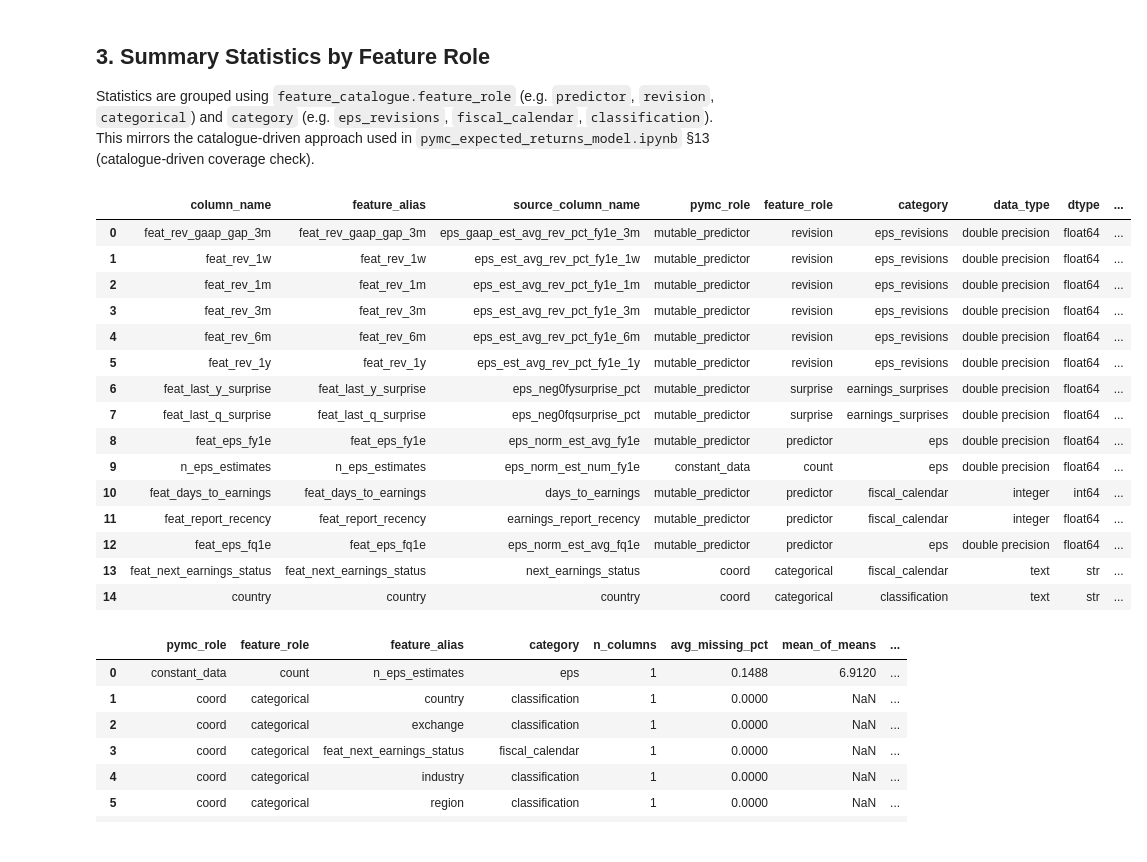
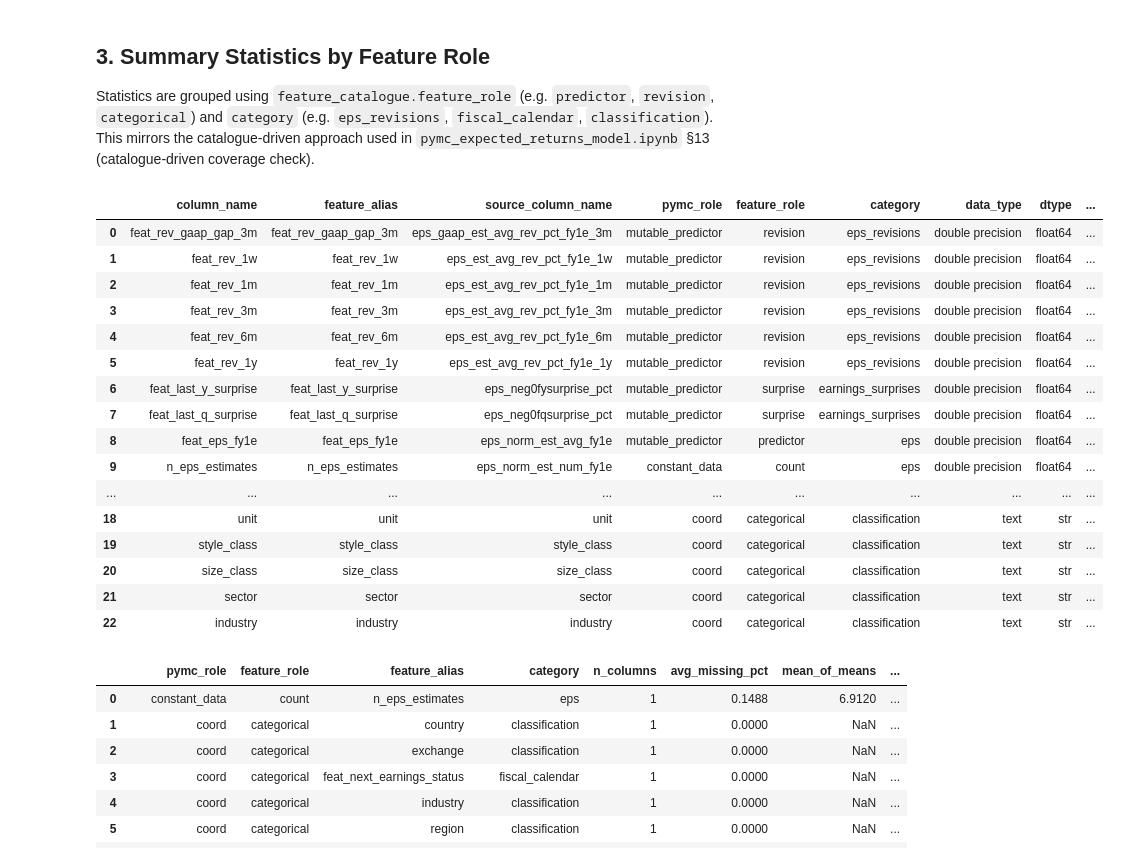
Before and after one commit to Kabenge42/PML_Finance_Project, a Jupyter notebook: pymc_earnings_beat.ipynb, the cells around one changed output. Drawn from its saved outputs; the diff is of its cells as text; code cells hidden in the pictures.

```diff
--- a/pymc_earnings_beat.ipynb
+++ b/pymc_earnings_beat.ipynb
@@ -202,7 +202,8 @@ for col in COORD_COLS:
     fig, ax = plt.subplots(figsize=(8, max(3, 0.3 * len(counts))))
     counts.sort_values().plot.barh(ax=ax)
     ax.set_title(f'Top categories — {col}')
-    plt.tight_layout(); plt.show()
+    plt.tight_layout();
+    plt.show()
 # %% [output]
 [figure]
 [figure]
@@ -282,10 +283,10 @@ def summarize_by_role(df: pd.DataFrame, cat: pd.DataFrame) -> pd.DataFrame:
         s = df[col]
         rec = {
             'resolved_column': col,
-            'dtype':           str(s.dtype),
-            'n':               int(s.notna().sum()),
-            'missing_pct':     float(s.isna().mean()),
-            'n_unique':        int(s.nunique(dropna=True)),
+            'dtype': str(s.dtype),
+            'n': int(s.notna().sum()),
+            'missing_pct': float(s.isna().mean()),
+            'n_unique': int(s.nunique(dropna=True)),
         }
         # Ensure numeric stat columns always exist (NaN for non-numeric dtypes)
         for f in numeric_fields:
@@ -293,13 +294,13 @@ def summarize_by_role(df: pd.DataFrame, cat: pd.DataFrame) -> pd.DataFrame:
         if pd.api.types.is_numeric_dtype(s):
             desc = s.describe(percentiles=[0.05, 0.5, 0.95])
             rec.update({
-                'mean':   float(desc['mean']),
-                'std':    float(desc['std']),
-                'p05':    float(desc['5%']),
+                'mean': float(desc['mean']),
+                'std': float(desc['std']),
+                'p05': float(desc['5%']),
                 'median': float(desc['50%']),
-                'p95':    float(desc['95%']),
-                'skew':   float(s.skew(skipna=True)),
-                'kurt':   float(s.kurt(skipna=True)),
+                'p95': float(desc['95%']),
+                'skew': float(s.skew(skipna=True)),
+                'kurt': float(s.kurt(skipna=True)),
             })
         rows.append(rec)
 
@@ -317,39 +318,40 @@ def summarize_by_role(df: pd.DataFrame, cat: pd.DataFrame) -> pd.DataFrame:
     meta_df = resolved[['resolved_column', *meta_cols]].rename(
         columns={'column_name': 'source_column_name'}
     )
     out = stats.merge(meta_df, on='resolved_column', how='left')
 
     # 4. Surface a stable ``column_name`` (= MV/df-side alias) for downstream
     #    code that filters earnings_df by alias (e.g. the revision box plot).
     out = out.rename(columns={'resolved_column': 'column_name'})
 
     # Reorder for readability
     leading = ['column_name', 'feature_alias', 'source_column_name',
                'pymc_role', 'feature_role',
                'category', 'data_type', 'dtype', 'n', 'missing_pct', 'n_unique']
     leading = [c for c in leading if c in out.columns]
     return out[leading + [c for c in out.columns if c not in leading]]
 
 
 summary_stats = summarize_by_role(earnings_df, catalogue)
-summary_stats.head(15)
+summary_stats.head(50)
 # %% [output]
 |  | column_name | feature_alias | source_column_name | pymc_role | feature_role | category | data_type | dtype | ... |
 | 0 | feat_rev_gaap_gap_3m | feat_rev_gaap_gap_3m | eps_gaap_est_avg_rev_pct_fy1e_3m | mutable_predictor | revision | eps_revisions | double precision | float64 | ... |
 | 1 | feat_rev_1w | feat_rev_1w | eps_est_avg_rev_pct_fy1e_1w | mutable_predictor | revision | eps_revisions | double precision | float64 | ... |
 | 2 | feat_rev_1m | feat_rev_1m | eps_est_avg_rev_pct_fy1e_1m | mutable_predictor | revision | eps_revisions | double precision | float64 | ... |
 | 3 | feat_rev_3m | feat_rev_3m | eps_est_avg_rev_pct_fy1e_3m | mutable_predictor | revision | eps_revisions | double precision | float64 | ... |
 | 4 | feat_rev_6m | feat_rev_6m | eps_est_avg_rev_pct_fy1e_6m | mutable_predictor | revision | eps_revisions | double precision | float64 | ... |
 | 5 | feat_rev_1y | feat_rev_1y | eps_est_avg_rev_pct_fy1e_1y | mutable_predictor | revision | eps_revisions | double precision | float64 | ... |
 | 6 | feat_last_y_surprise | feat_last_y_surprise | eps_neg0fysurprise_pct | mutable_predictor | surprise | earnings_surprises | double precision | float64 | ... |
 | 7 | feat_last_q_surprise | feat_last_q_surprise | eps_neg0fqsurprise_pct | mutable_predictor | surprise | earnings_surprises | double precision | float64 | ... |
 | 8 | feat_eps_fy1e | feat_eps_fy1e | eps_norm_est_avg_fy1e | mutable_predictor | predictor | eps | double precision | float64 | ... |
 | 9 | n_eps_estimates | n_eps_estimates | eps_norm_est_num_fy1e | constant_data | count | eps | double precision | float64 | ... |
-| 10 | feat_days_to_earnings | feat_days_to_earnings | days_to_earnings | mutable_predictor | predictor | fiscal_calendar | integer | int64 | ... |
-| 11 | feat_report_recency | feat_report_recency | earnings_report_recency | mutable_predictor | predictor | fiscal_calendar | integer | float64 | ... |
-| 12 | feat_eps_fq1e | feat_eps_fq1e | eps_norm_est_avg_fq1e | mutable_predictor | predictor | eps | double precision | float64 | ... |
-| 13 | feat_next_earnings_status | feat_next_earnings_status | next_earnings_status | coord | categorical | fiscal_calendar | text | str | ... |
-| 14 | country | country | country | coord | categorical | classification | text | str | ... |
+| ... | ... | ... | ... | ... | ... | ... | ... | ... | ... |
+| 18 | unit | unit | unit | coord | categorical | classification | text | str | ... |
+| 19 | style_class | style_class | style_class | coord | categorical | classification | text | str | ... |
+| 20 | size_class | size_class | size_class | coord | categorical | classification | text | str | ... |
+| 21 | sector | sector | sector | coord | categorical | classification | text | str | ... |
+| 22 | industry | industry | industry | coord | categorical | classification | text | str | ... |
 # %%
 # 3.1 Roll-up by (pymc_role, feature_role, feature_alias, category)
 rollup = (
```
Also changed, not shown: parts of 18 cells of this notebook, 43 other files.
